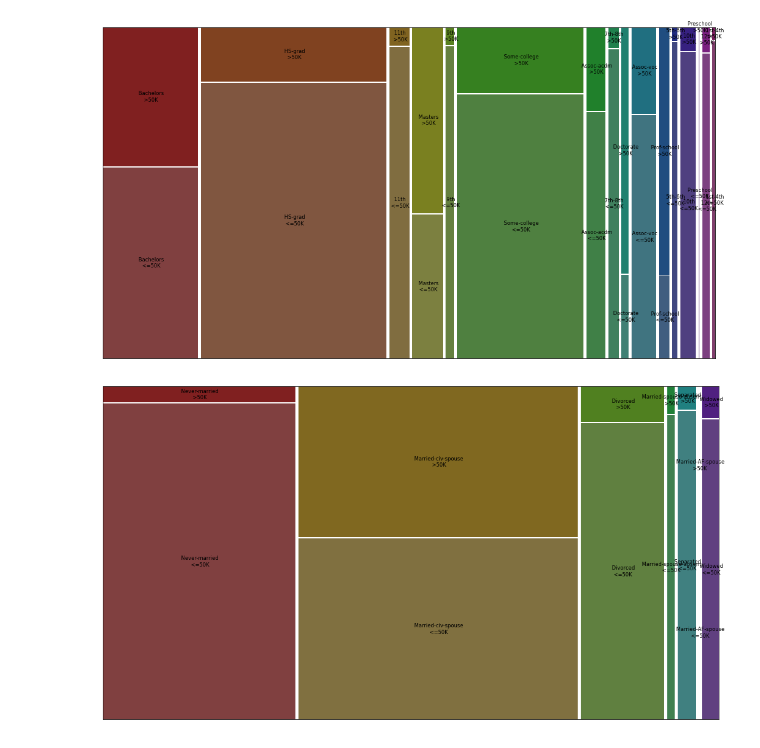
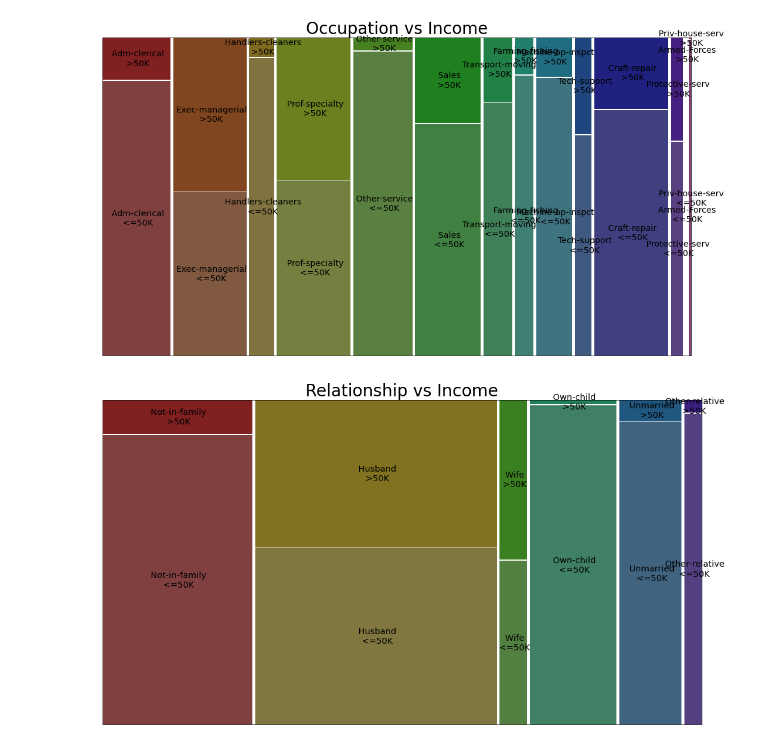
Before and after one commit to rostyhn/CSE578FinalProject, a Jupyter notebook: Sang-Hun_Project (2) - RH.ipynb, the cells around one changed output. Cells and saved outputs as stored; diff of their text form; code cells hidden in the pictures.

Commit message:
made mosaic plots more readable

```diff
--- a/Sang-Hun_Project (2) - RH.ipynb
+++ b/Sang-Hun_Project (2) - RH.ipynb
@@ -43,16 +80,16 @@ train_df.head()
 # %%
-from statsmodels.graphics.mosaicplot import mosaic
+plt.close()
 fig, axes = plt.subplots(ncols=1, nrows=1, figsize=(18,10))
 fig.subplots_adjust(hspace=0.5, wspace=0.5)
-mosaic(train_df, ['education', 'label'], ax=axes, axes_label=False)
+mosaic(train_df, ['occupation', 'label'], ax=axes, axes_label=False, title="Occupation vs Income")
 plt.show()
 # %% [output]
-[figure, old version]
+[figure, new version]
 # %%
 plt.close()
 fig, axes = plt.subplots(ncols=1, nrows=1, figsize=(18,10))
 fig.subplots_adjust(hspace=0.5, wspace=0.5)
-mosaic(train_df, ['martial-status', 'label'], ax=axes, axes_label=False)
+mosaic(train_df, ['relationship', 'label'], ax=axes, axes_label=False, title="Relationship vs Income")
 plt.show()
 # %% [output]
-[figure, old version]
+[figure, new version]
```
Also changed, not shown: parts of 6 cells of this notebook.
